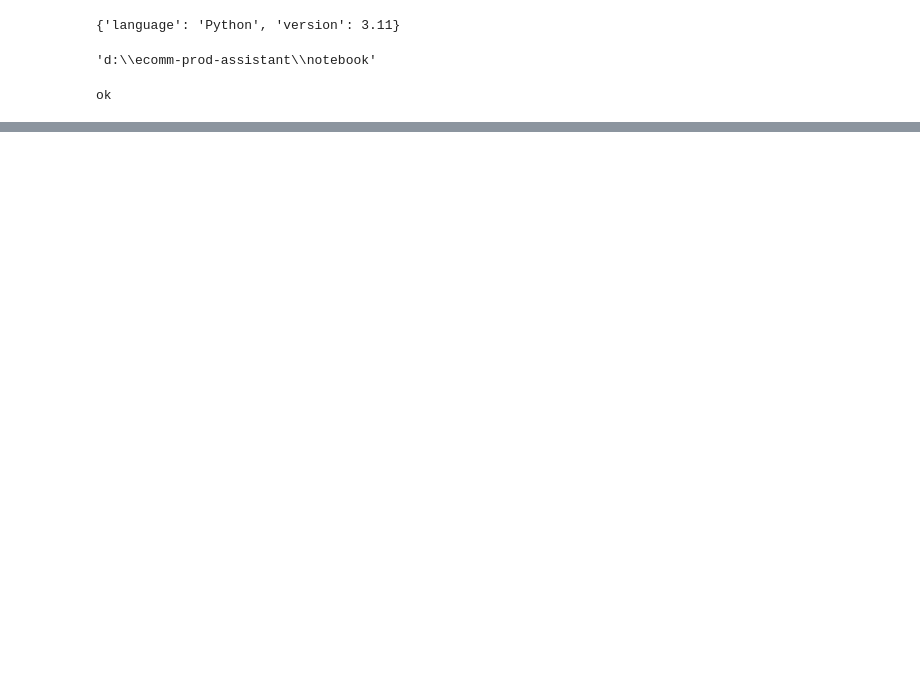
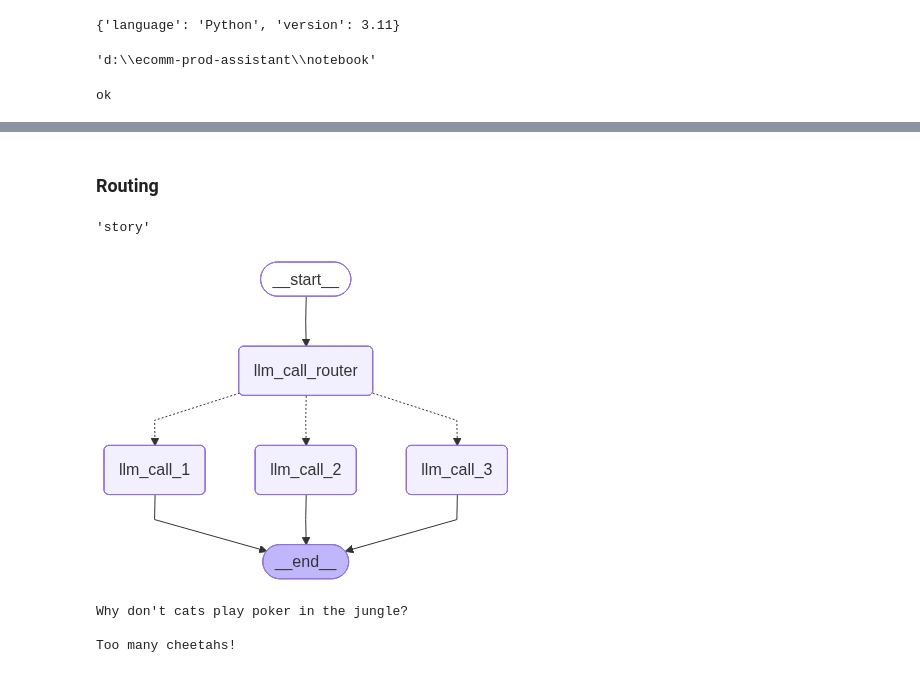
Before and after one commit to suman520-git/ecomm-prod-assistant, a Jupyter notebook: notebook/test.ipynb, the cells around one changed output, grey strips where cells are left out. Drawn from its saved outputs; the diff is of its cells as text; code cells hidden in the pictures; blank space fills up the shorter version.

```diff
--- a/notebook/test.ipynb
+++ b/notebook/test.ipynb
@@ -37,0 +332,2 @@ ok
+# %% [markdown]
+### Routing
@@ -37,0 +355,5 @@ ok
+# %%
+x=router.invoke("Describe on pig")
+x.step
+# %% [output]
+'story'
@@ -37,0 +379,69 @@ ok
+# %%
+def llm_call_router(state: State):
+    """Route the input to the appropriate node"""
+
+    # Run the augmented LLM with structured output to serve as routing logic
+    decision = router.invoke(
+        [
+            SystemMessage(
+                content="Route the input to story, joke, or poem based on the user's request."
+            ),
+            HumanMessage(content=state["input"]),
+        ]
+    )
+
+    return {"decision": decision.step}
+# %%
+
+
+
+
+# Conditional edge function to route to the appropriate node
+def route_decision(state: State):
+    # Return the node name you want to visit next
+    if state["decision"] == "story":
+        return "llm_call_1"
+    elif state["decision"] == "joke":
+        return "llm_call_2"
+    elif state["decision"] == "poem":
+        return "llm_call_3"
+
+
+# Build workflow
+router_builder = StateGraph(State)
+
+# Add nodes
+router_builder.add_node("llm_call_1", llm_call_1)
+router_builder.add_node("llm_call_2", llm_call_2)
+router_builder.add_node("llm_call_3", llm_call_3)
+router_builder.add_node("llm_call_router", llm_call_router)
+
+# Add edges to connect nodes
+router_builder.add_edge(START, "llm_call_router")
+router_builder.add_conditional_edges(
+    "llm_call_router",
+    route_decision,
+    {  # Name returned by route_decision : Name of next node to visit
+        "llm_call_1": "llm_call_1",
+        "llm_call_2": "llm_call_2",
+        "llm_call_3": "llm_call_3",
+    },
+)
+router_builder.add_edge("llm_call_1", END)
+router_builder.add_edge("llm_call_2", END)
+router_builder.add_edge("llm_call_3", END)
+
+# Compile workflow
+router_workflow = router_builder.compile()
+
+# Show the workflow
+display(Image(router_workflow.get_graph().draw_mermaid_png()))
+
+# Invoke
+state = router_workflow.invoke({"input": "Write me a joke about cats"})
+print(state["output"])
+# %% [output]
+[figure, added]
+Why don't cats play poker in the jungle?
+
+Too many cheetahs!
```
Also changed, not shown: parts of 79 cells of this notebook, 21 other files.
